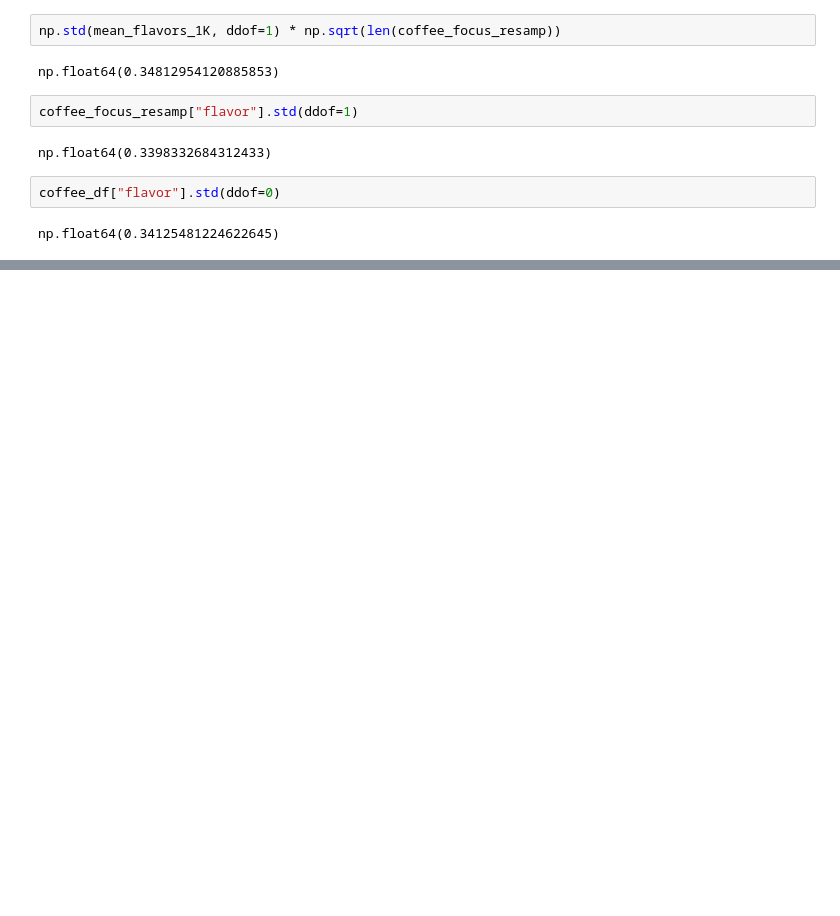
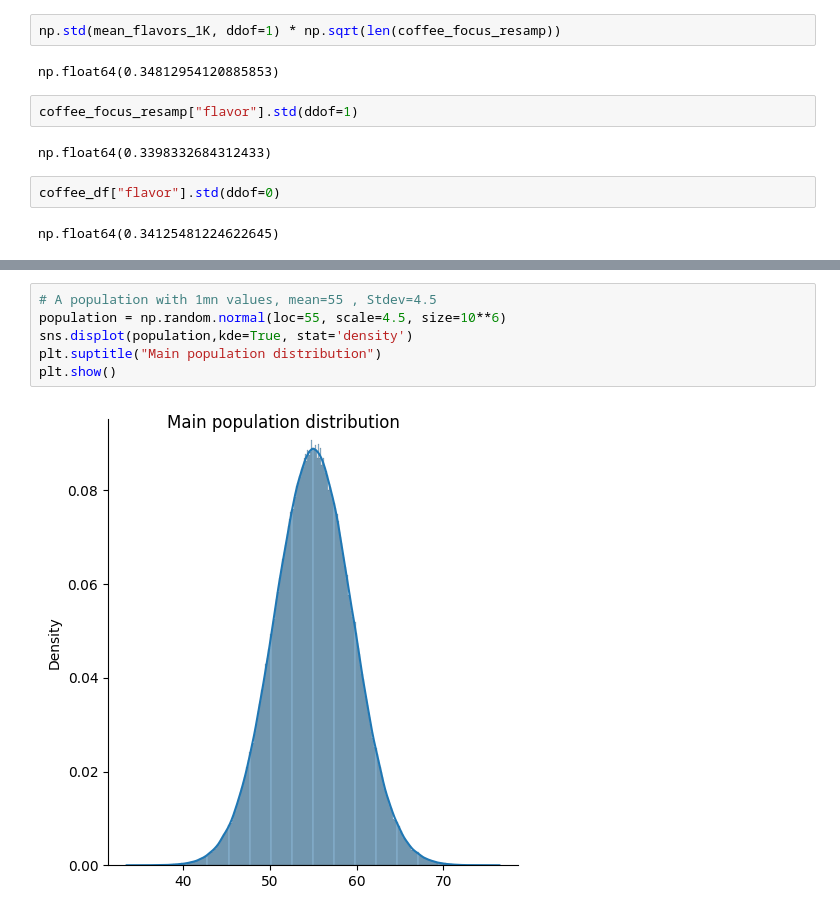
Before and after one commit to abhijeet-bhambere/python-ml-trail, a Jupyter notebook: sampling-in-python.ipynb, the cells around one changed output, grey strips where cells are left out. Saved outputs shown, nothing was run; the diff lists cells and outputs as text; blank space fills up the shorter version.

```diff
--- a/sampling-in-python.ipynb
+++ b/sampling-in-python.ipynb
@@ -719,0 +725,8 @@ np.float64(0.34125481224622645)
+# %%
+# A population with 1mn values, mean=55 , Stdev=4.5
+population = np.random.normal(loc=55, scale=4.5, size=10**6)
+sns.displot(population,kde=True, stat='density')
+plt.suptitle("Main population distribution")
+plt.show()
+# %% [output]
+[figure, added]
```
Also changed, not shown: parts of 21 cells of this notebook.
